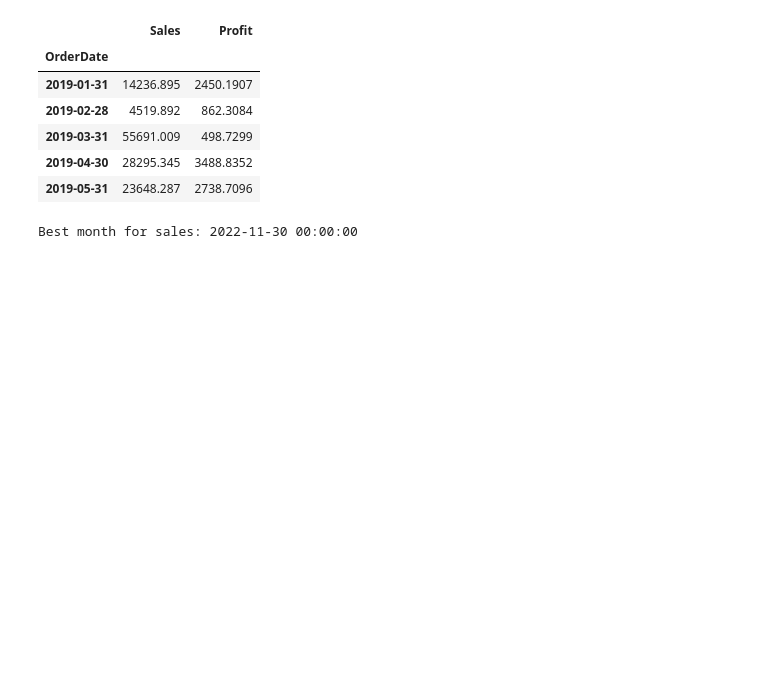
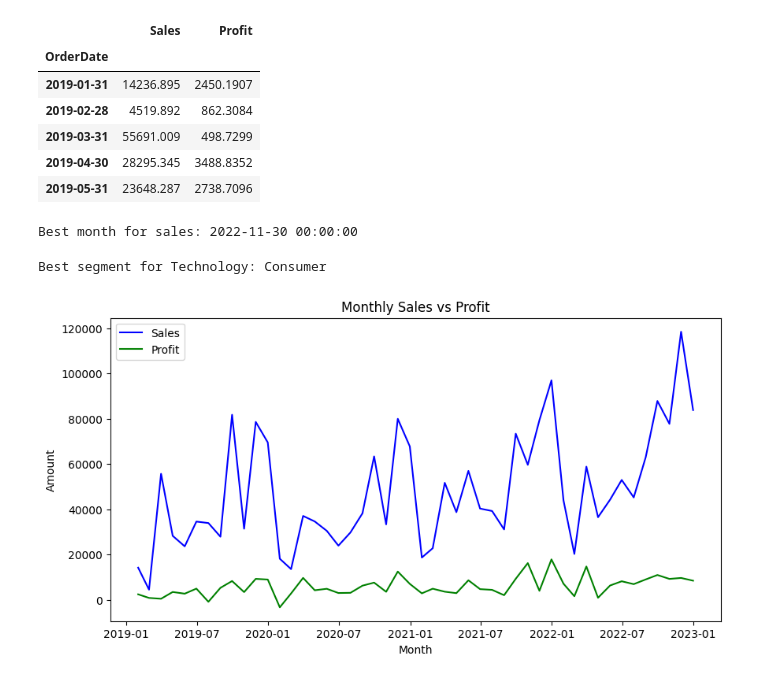
Before and after one commit to HADI82315/AI-Bootcamp, a Jupyter notebook: HW_L3_2/numpy_pandas2.ipynb, the cells around one changed output. Cells and saved outputs as stored; diff of their text form; code cells hidden in the pictures; blank space fills up the shorter version.

```diff
--- a/HW_L3_2/numpy_pandas2.ipynb
+++ b/HW_L3_2/numpy_pandas2.ipynb
@@ -41,7 +41,7 @@ df_master.head()
 | 3 | CA-2019-112326 | 2019-01-04 | PO-19195 | OFF-BI-10004094 | 3.540 | 2 | 0.8 | -5.4870 | Office Supplies | ... |
 | 4 | CA-2019-141817 | 2019-01-05 | MB-18085 | OFF-AR-10003478 | 19.536 | 3 | 0.2 | 4.8840 | Office Supplies | ... |
 # %%
-df_master['margin'] = df_master['Profit'] / df_master['Sales']
+df_master['Margin'] = df_master['Profit'] / df_master['Sales']
 df_master.head()
 # %% [output]
 |  | OrderID | OrderDate | CustomerID | ProductID | Sales | Quantity | Discount | Profit | Category | ... |
@@ -78,3 +78,27 @@ best_month = df_monthly['Sales'].idxmax()
 print("Best month for sales:", best_month)
 # %% [output]
 Best month for sales: 2022-11-30 00:00:00
+# %%
+pivot_profit = df_master.pivot_table(index='Segment', columns='Category', values='Profit', aggfunc='sum')
+best_tech_segment = pivot_profit['Technology'].idxmax()
+print("Best segment for Technology:", best_tech_segment)
+# %% [output]
+Best segment for Technology: Consumer
+# %%
+import matplotlib.pyplot as plt
+
+df_monthly = df_master.resample('ME').agg({'Sales':'sum', 'Profit':'sum'})
+
+plt.figure(figsize=(10,5))
+
+plt.plot(df_monthly.index, df_monthly['Sales'], label='Sales', color='blue')
+plt.plot(df_monthly.index, df_monthly['Profit'], label='Profit', color='green')
+
+plt.title("Monthly Sales vs Profit")
+plt.xlabel("Month")
+plt.ylabel("Amount")
+plt.legend()
+
+plt.show()
+# %% [output]
+[figure, added]
```
Also changed, not shown: parts of 5 cells of this notebook.
